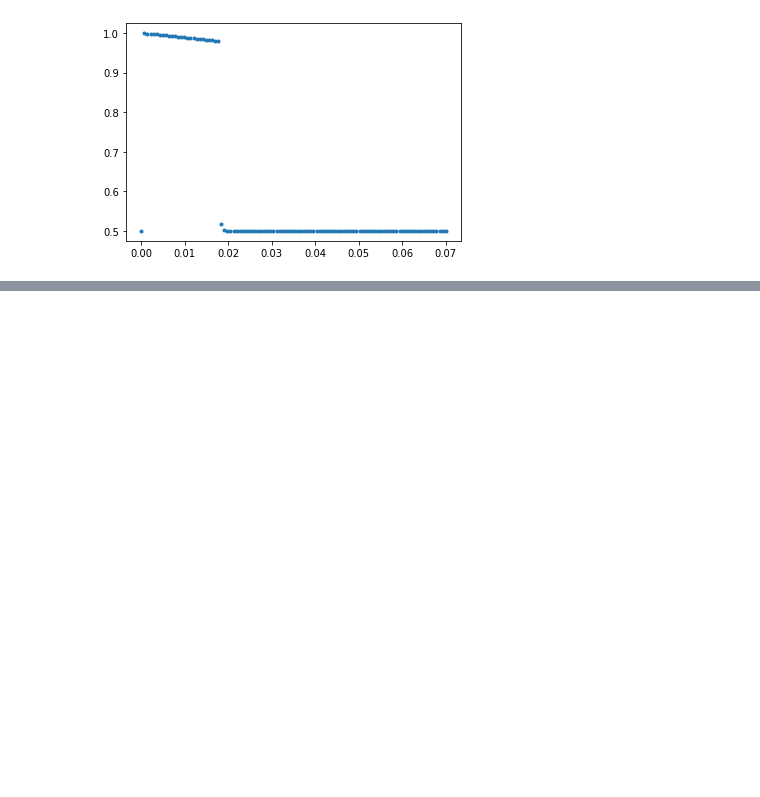
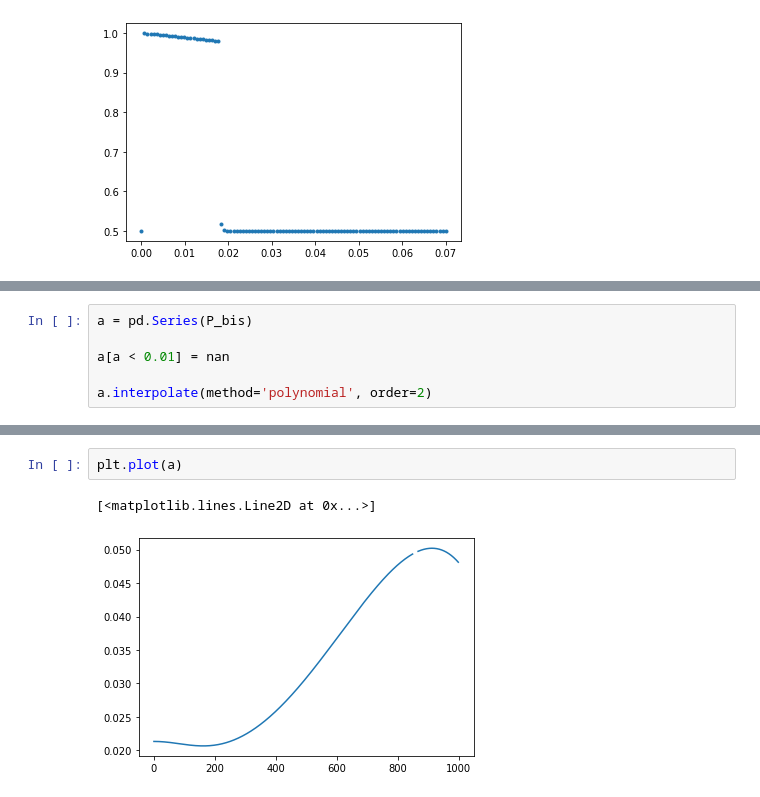
Before and after one commit to pucandrzej/DPOCN_project, a Jupyter notebook: K_Weron_article_fiddling/PA_model.ipynb, the cells around one changed output, grey strips where cells are left out. Drawn from its saved outputs; the diff is of its cells as text; blank space fills up the shorter version.

```diff
--- a/K_Weron_article_fiddling/PA_model.ipynb
+++ b/K_Weron_article_fiddling/PA_model.ipynb
@@ -130,0 +187,6 @@ TypeError: p_from_c() takes 1 positional argument but 4 were given
+# %%
+a = pd.Series(P_bis)
+
+a[a < 0.01] = nan
+
+a.interpolate(method='polynomial', order=2)
@@ -130,0 +206,5 @@ TypeError: p_from_c() takes 1 positional argument but 4 were given
+# %%
+plt.plot(a)
+# %% [output]
+[<matplotlib.lines.Line2D at 0x...>]
+[figure, added]
```
Also changed, not shown: parts of 13 cells of this notebook.
